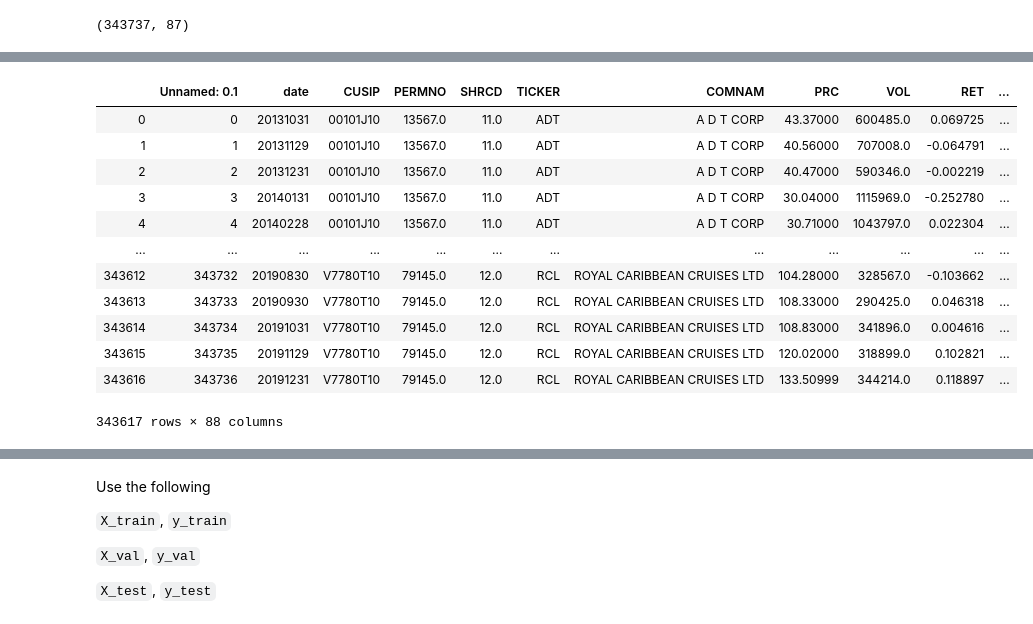
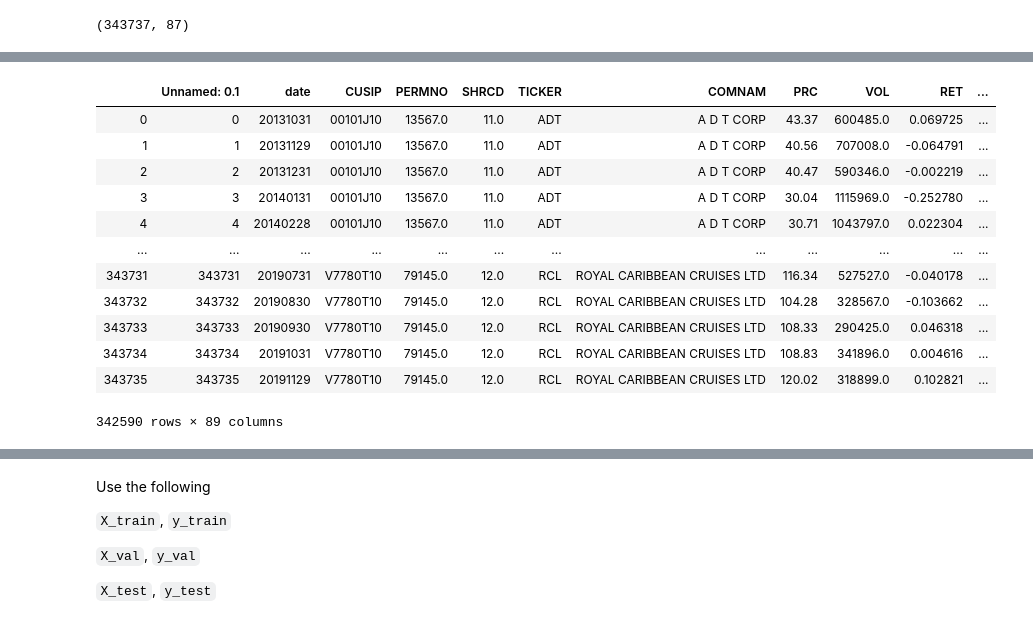
Before and after one commit to danielzzhou/mlteamproject, a Jupyter notebook: Models.ipynb, the cells around one changed output, grey strips where cells are left out. Saved outputs shown, nothing was run; the diff lists cells and outputs as text; code cells hidden in the pictures.

```diff
--- a/Models.ipynb
+++ b/Models.ipynb
@@ -49,27 +50,28 @@ y_raw.shape
 # %%
 # drop na
 data_raw = data_raw.dropna()
-data_raw = data_raw.drop_duplicates(['date', 'TICKER'])
+data_raw = data_raw.drop_duplicates(['date', 'TICKER', 'CUSIP'])
 y_raw = y_raw.dropna()
-y_raw = y_raw.drop_duplicates(['date', 'TICKER'])
-data_raw_ = pd.merge(data_raw, y_raw, on=['date', 'TICKER'], how='left')
+y_raw = y_raw.drop_duplicates(['date', 'TICKER', 'CUSIP'])
+data_raw_ = pd.merge(data_raw, y_raw, on=['date', 'TICKER', 'CUSIP'], how='left')
+data_raw_ = data_raw_.dropna()
 # %%
-del data_raw_['Unnamed: 0.1']
+#del data_raw_['Unnamed: 0.1']
 data_raw_
 # %% [output]
 |  | Unnamed: 0.1 | date | CUSIP | PERMNO | SHRCD | TICKER | COMNAM | PRC | VOL | RET | ... |
-| 0 | 0 | 20131031 | 00101J10 | 13567.0 | 11.0 | ADT | A D T CORP | 43.37000 | 600485.0 | 0.069725 | ... |
-| 1 | 1 | 20131129 | 00101J10 | 13567.0 | 11.0 | ADT | A D T CORP | 40.56000 | 707008.0 | -0.064791 | ... |
-| 2 | 2 | 20131231 | 00101J10 | 13567.0 | 11.0 | ADT | A D T CORP | 40.47000 | 590346.0 | -0.002219 | ... |
-| 3 | 3 | 20140131 | 00101J10 | 13567.0 | 11.0 | ADT | A D T CORP | 30.04000 | 1115969.0 | -0.252780 | ... |
-| 4 | 4 | 20140228 | 00101J10 | 13567.0 | 11.0 | ADT | A D T CORP | 30.71000 | 1043797.0 | 0.022304 | ... |
+| 0 | 0 | 20131031 | 00101J10 | 13567.0 | 11.0 | ADT | A D T CORP | 43.37 | 600485.0 | 0.069725 | ... |
+| 1 | 1 | 20131129 | 00101J10 | 13567.0 | 11.0 | ADT | A D T CORP | 40.56 | 707008.0 | -0.064791 | ... |
+| 2 | 2 | 20131231 | 00101J10 | 13567.0 | 11.0 | ADT | A D T CORP | 40.47 | 590346.0 | -0.002219 | ... |
+| 3 | 3 | 20140131 | 00101J10 | 13567.0 | 11.0 | ADT | A D T CORP | 30.04 | 1115969.0 | -0.252780 | ... |
+| 4 | 4 | 20140228 | 00101J10 | 13567.0 | 11.0 | ADT | A D T CORP | 30.71 | 1043797.0 | 0.022304 | ... |
 | ... | ... | ... | ... | ... | ... | ... | ... | ... | ... | ... | ... |
-| 343612 | 343732 | 20190830 | V7780T10 | 79145.0 | 12.0 | RCL | ROYAL CARIBBEAN CRUISES LTD | 104.28000 | 328567.0 | -0.103662 | ... |
-| 343613 | 343733 | 20190930 | V7780T10 | 79145.0 | 12.0 | RCL | ROYAL CARIBBEAN CRUISES LTD | 108.33000 | 290425.0 | 0.046318 | ... |
-| 343614 | 343734 | 20191031 | V7780T10 | 79145.0 | 12.0 | RCL | ROYAL CARIBBEAN CRUISES LTD | 108.83000 | 341896.0 | 0.004616 | ... |
-| 343615 | 343735 | 20191129 | V7780T10 | 79145.0 | 12.0 | RCL | ROYAL CARIBBEAN CRUISES LTD | 120.02000 | 318899.0 | 0.102821 | ... |
-| 343616 | 343736 | 20191231 | V7780T10 | 79145.0 | 12.0 | RCL | ROYAL CARIBBEAN CRUISES LTD | 133.50999 | 344214.0 | 0.118897 | ... |
+| 343731 | 343731 | 20190731 | V7780T10 | 79145.0 | 12.0 | RCL | ROYAL CARIBBEAN CRUISES LTD | 116.34 | 527527.0 | -0.040178 | ... |
+| 343732 | 343732 | 20190830 | V7780T10 | 79145.0 | 12.0 | RCL | ROYAL CARIBBEAN CRUISES LTD | 104.28 | 328567.0 | -0.103662 | ... |
+| 343733 | 343733 | 20190930 | V7780T10 | 79145.0 | 12.0 | RCL | ROYAL CARIBBEAN CRUISES LTD | 108.33 | 290425.0 | 0.046318 | ... |
+| 343734 | 343734 | 20191031 | V7780T10 | 79145.0 | 12.0 | RCL | ROYAL CARIBBEAN CRUISES LTD | 108.83 | 341896.0 | 0.004616 | ... |
+| 343735 | 343735 | 20191129 | V7780T10 | 79145.0 | 12.0 | RCL | ROYAL CARIBBEAN CRUISES LTD | 120.02 | 318899.0 | 0.102821 | ... |
-343617 rows × 88 columns
+342590 rows × 89 columns
 # %%
 y_raw = y_raw.loc[data_raw.index]
 data_raw.index = range(data_raw.shape[0])
```
Also changed, not shown: parts of 49 cells of this notebook.
